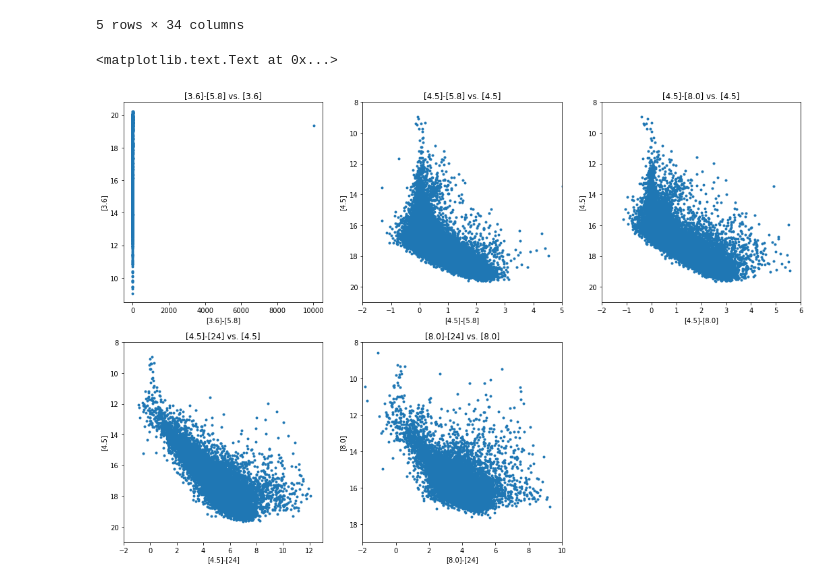
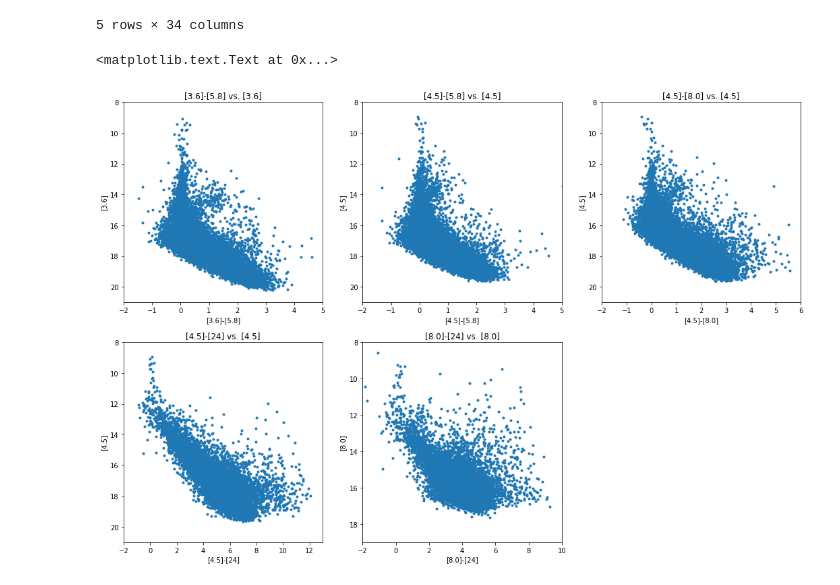
Before and after one commit to oboberg/NGC6822, a Jupyter notebook: CMD_8May2018.ipynb, the cells around one changed output. Saved outputs shown, nothing was run; the diff lists cells and outputs as text; code cells hidden in the pictures.

```diff
--- a/CMD_8May2018.ipynb
+++ b/CMD_8May2018.ipynb
@@ -144,8 +144,8 @@ ax3 = plt.subplot(233)
 ax4 = plt.subplot(234)
 ax5 = plt.subplot(235)
 #
-#ax1.set_ylim(21.0,8.0)
-#ax1.set_xlim(-2.0,5.0)
+ax1.set_ylim(21.0,8.0)
+ax1.set_xlim(-2.0,5.0)
 ax1.plot(filter_phot_data.threesixMINUSfiveeight,filter_phot_data.k36mag,'.')
 ax1.set_ylabel('[3.6]')
 ax1.set_xlabel('[3.6]-[5.8]')
@@ -155,31 +155,31 @@ ax2.set_ylim(21.0,8.0)
 ax2.set_xlim(-2.0,5.0)
 ax2.plot(filter_phot_data.fourfiveMINUSfiveeight,filter_phot_data.k45mag,'.')
 ax2.set_ylabel('[4.5]')
 ax2.set_xlabel('[4.5]-[5.8]')
 ax2.set_title('[4.5]-[5.8] vs. [4.5]')
 #
 ax3.set_ylim(21.0,8.0)
 ax3.set_xlim(-2.0,6.0)
 ax3.plot(filter_phot_data.fourfiveMINUSeightzero,filter_phot_data.k45mag,'.')
 ax3.set_ylabel('[4.5]')
 ax3.set_xlabel('[4.5]-[8.0]')
 ax3.set_title('[4.5]-[8.0] vs. [4.5]')
 #
 ax4.set_ylim(21.0,8.0)
 ax4.set_xlim(-2.0,13.0)
 ax4.plot(filter_phot_data.fourfiveMINUStwentyfour,filter_phot_data.k45mag,'.')
 ax4.set_ylabel('[4.5]')
 ax4.set_xlabel('[4.5]-[24]')
 ax4.set_title('[4.5]-[24] vs. [4.5]')
 #
 ax5.set_ylim(19.0,8.0)
 ax5.set_xlim(-2.0,10.0)
 ax5.plot(filter_phot_data.eightzeroMINUStwentyfour,filter_phot_data.k80mag,'.')
 ax5.set_ylabel('[8.0]')
 ax5.set_xlabel('[8.0]-[24]')
 ax5.set_title('[8.0]-[24] vs. [8.0]')
 #
 # NB: I am plotting 'filter_phot_data' even though this cut only applied to one color value.
 # %% [output]
 <matplotlib.text.Text at 0x...>
-[figure, old version]
+[figure, new version]
```
